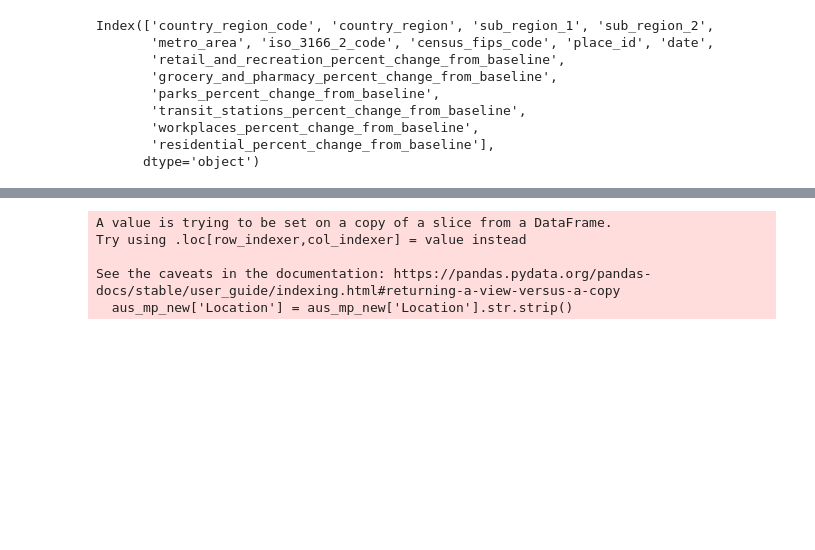
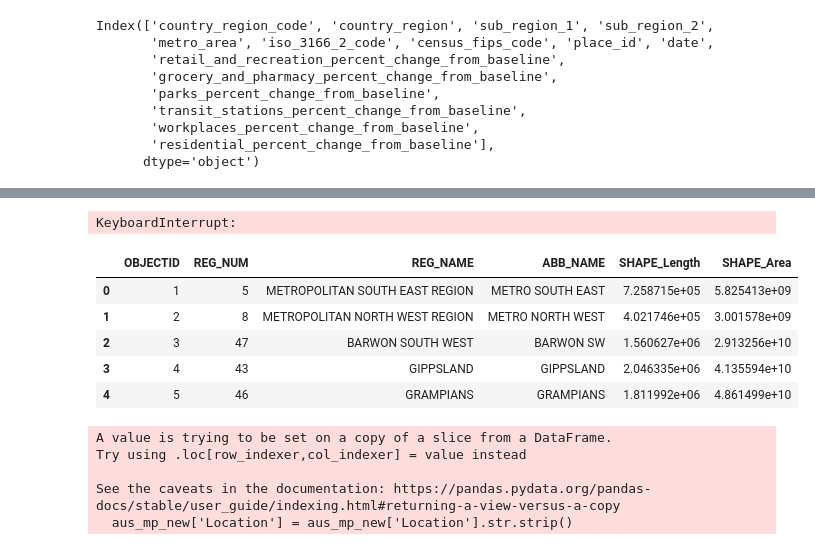
Before and after one commit to kinoshita197083/Grad-Project-React, a Jupyter notebook: dataset_content/monkeypox.ipynb, the cells around one changed output, grey strips where cells are left out. Drawn from its saved outputs; the diff is of its cells as text; code cells hidden in the pictures; blank space fills up the shorter version.

```diff
--- a/dataset_content/monkeypox.ipynb
+++ b/dataset_content/monkeypox.ipynb
@@ -60,3 +62,16 @@ google_data.loc[google_data['country_region_code'] == 'AU']
+# %%
+vic_region = pd.read_csv('')
+# %% [output]
+KeyboardInterrupt:
+# %%
+vic_region.head()
+# %% [output]
+|  | OBJECTID | REG_NUM | REG_NAME | ABB_NAME | SHAPE_Length | SHAPE_Area |
+| 0 | 1 | 5 | METROPOLITAN SOUTH EAST REGION | METRO SOUTH EAST | 7.258715e+05 | 5.825413e+09 |
+| 1 | 2 | 8 | METROPOLITAN NORTH WEST REGION | METRO NORTH WEST | 4.021746e+05 | 3.001578e+09 |
+| 2 | 3 | 47 | BARWON SOUTH WEST | BARWON SW | 1.560627e+06 | 2.913256e+10 |
+| 3 | 4 | 43 | GIPPSLAND | GIPPSLAND | 2.046335e+06 | 4.135594e+10 |
+| 4 | 5 | 46 | GRAMPIANS | GRAMPIANS | 1.811992e+06 | 4.861499e+10 |
 # %%
 # Function aggregates the source columns into a new column
 def agg_sources(row):
```
Also changed, not shown: parts of 3 cells of this notebook, 10 other files.
